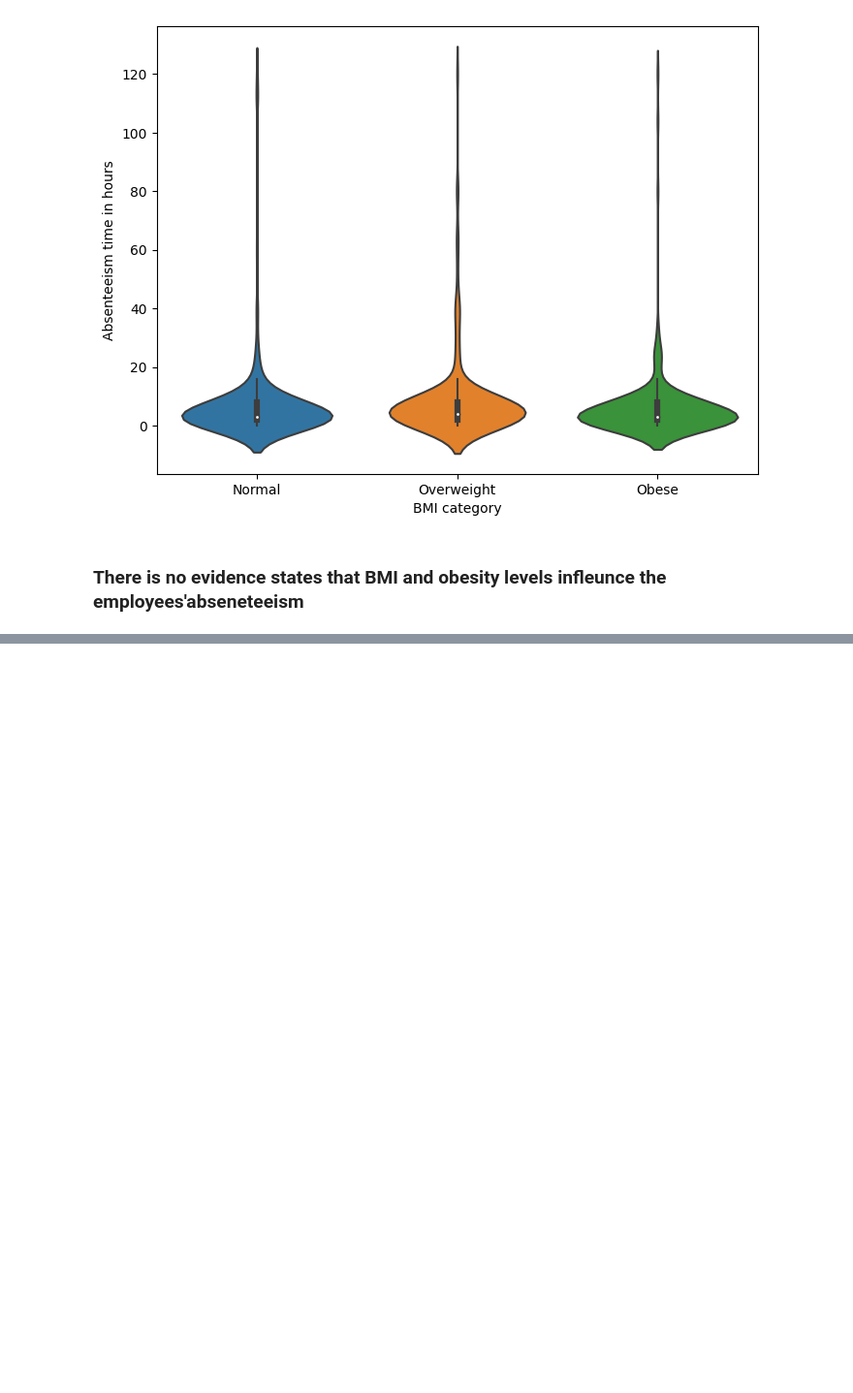
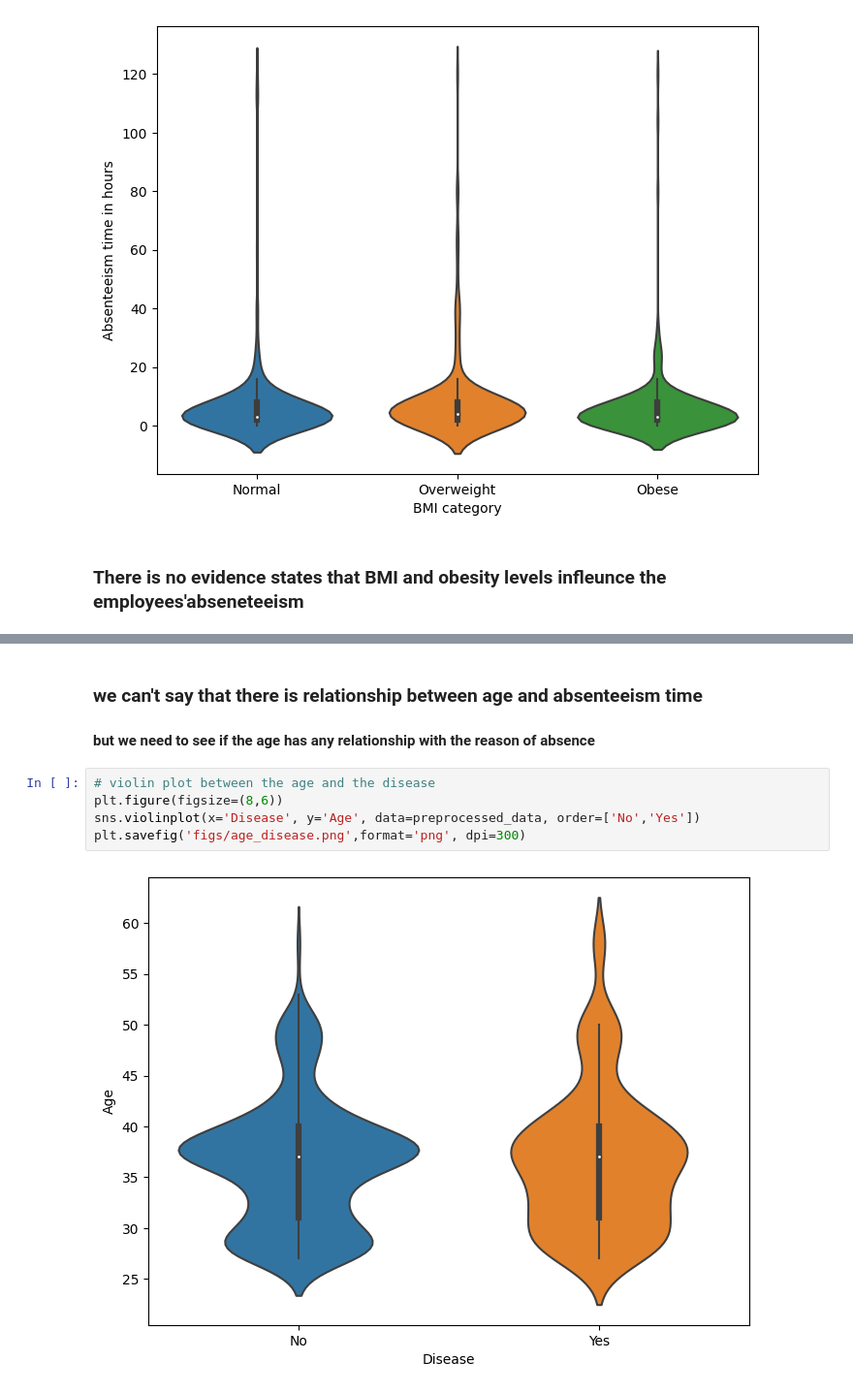
Before and after one commit to Maansy/Absenteeism-at-Work, a Jupyter notebook: AbsenteeismAtWork.ipynb, the cells around one changed output, grey strips where cells are left out. Shown at 97% size. Saved outputs shown, nothing was run; the diff lists cells and outputs as text; blank space fills up the shorter version.

```diff
--- a/AbsenteeismAtWork.ipynb
+++ b/AbsenteeismAtWork.ipynb
@@ -324,0 +339,10 @@ plt.savefig('figs/bmi_hour_distribution.png', format='png',dpi = 300)
+# %% [markdown]
+### we can't say that there is relationship between age and absenteeism time
+#### but we need to see if the age has any relationship with the reason of absence
+# %%
+# violin plot between the age and the disease
+plt.figure(figsize=(8,6))
+sns.violinplot(x='Disease', y='Age', data=preprocessed_data, order=['No','Yes'])
+plt.savefig('figs/age_disease.png',format='png', dpi=300)
+# %% [output]
+[figure, added]
```
Also changed, not shown: parts of 7 cells of this notebook, 3 other files.
